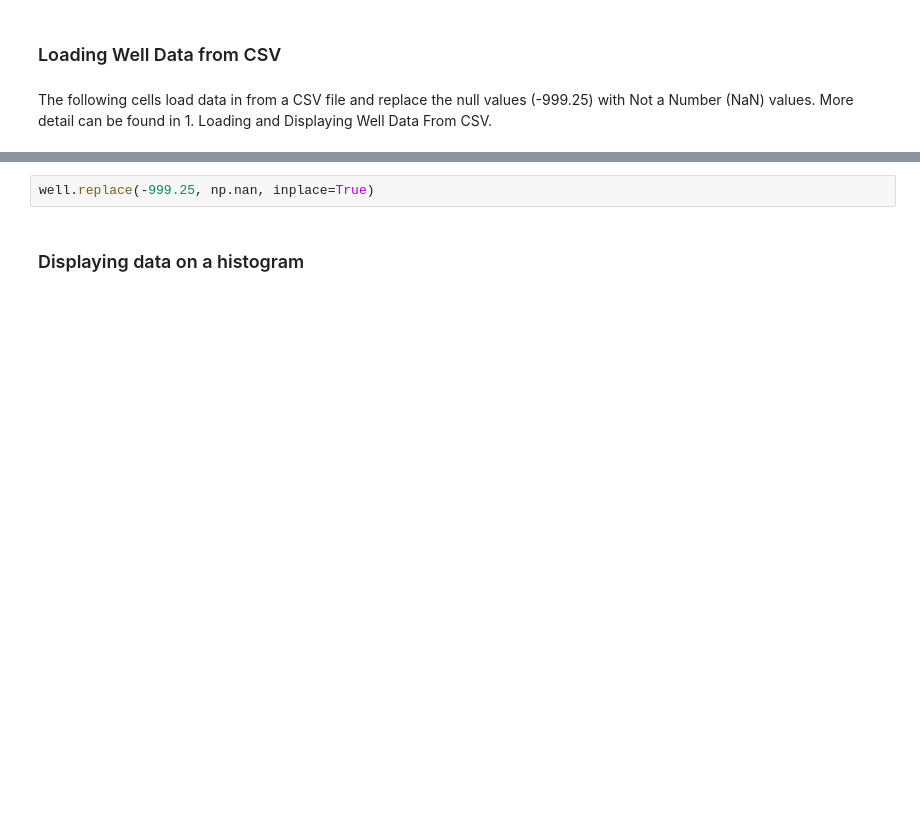
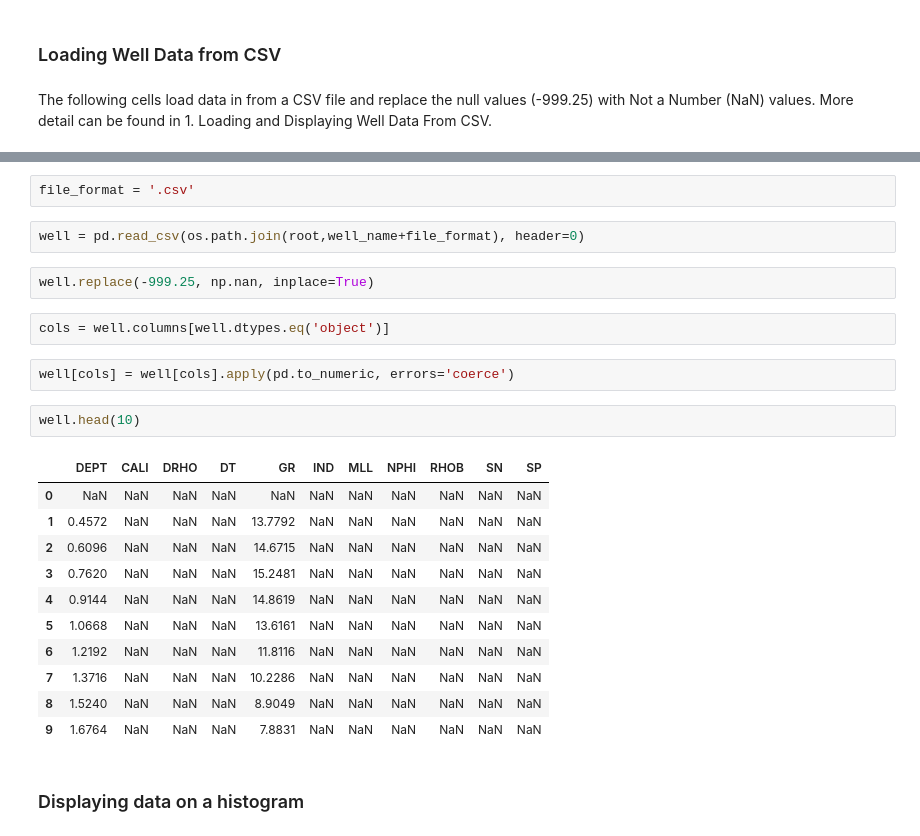
Before and after one commit to will6309/Petrophysics-Python-Series, a Jupyter notebook: 03 - Displaying Histograms and Crossplots.ipynb, the cells around one changed output, grey strips where cells are left out. Drawn from its saved outputs; the diff is of its cells as text; blank space fills up the shorter version.

```diff
--- a/03 - Displaying Histograms and Crossplots.ipynb
+++ b/03 - Displaying Histograms and Crossplots.ipynb
@@ -17,5 +20,27 @@ well = pd.read_csv("data/L0509WellData.csv", header=1)
+# %%
+file_format = '.csv'
+# %%
+well = pd.read_csv(os.path.join(root,well_name+file_format), header=0)
 # %%
 well.replace(-999.25, np.nan, inplace=True)
+# %%
+cols = well.columns[well.dtypes.eq('object')]
+# %%
+well[cols] = well[cols].apply(pd.to_numeric, errors='coerce')
+# %%
+well.head(10)
+# %% [output]
+|  | DEPT | CALI | DRHO | DT | GR | IND | MLL | NPHI | RHOB | SN | SP |
+| 0 | NaN | NaN | NaN | NaN | NaN | NaN | NaN | NaN | NaN | NaN | NaN |
+| 1 | 0.4572 | NaN | NaN | NaN | 13.7792 | NaN | NaN | NaN | NaN | NaN | NaN |
+| 2 | 0.6096 | NaN | NaN | NaN | 14.6715 | NaN | NaN | NaN | NaN | NaN | NaN |
+| 3 | 0.7620 | NaN | NaN | NaN | 15.2481 | NaN | NaN | NaN | NaN | NaN | NaN |
+| 4 | 0.9144 | NaN | NaN | NaN | 14.8619 | NaN | NaN | NaN | NaN | NaN | NaN |
+| 5 | 1.0668 | NaN | NaN | NaN | 13.6161 | NaN | NaN | NaN | NaN | NaN | NaN |
+| 6 | 1.2192 | NaN | NaN | NaN | 11.8116 | NaN | NaN | NaN | NaN | NaN | NaN |
+| 7 | 1.3716 | NaN | NaN | NaN | 10.2286 | NaN | NaN | NaN | NaN | NaN | NaN |
+| 8 | 1.5240 | NaN | NaN | NaN | 8.9049 | NaN | NaN | NaN | NaN | NaN | NaN |
+| 9 | 1.6764 | NaN | NaN | NaN | 7.8831 | NaN | NaN | NaN | NaN | NaN | NaN |
 # %% [markdown]
 ### Displaying data on a histogram
 # %% [markdown]
```
Also changed, not shown: parts of 13 cells of this notebook, 13 other files.
